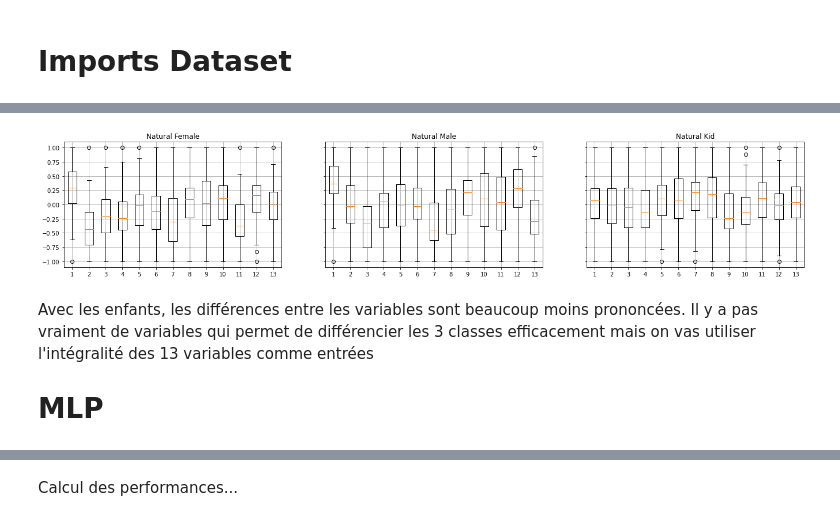
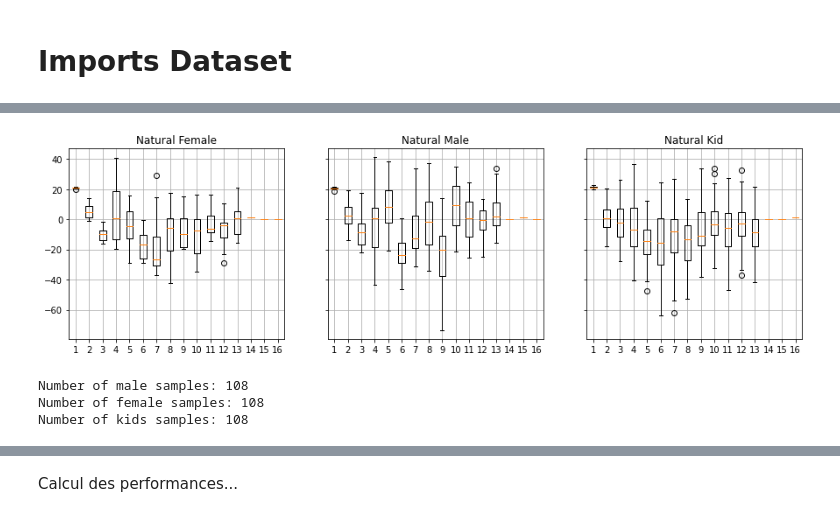
Before and after one commit to Nelson-Jnrnd/ARN_L3, a Jupyter notebook: notebooks/experience_2.ipynb, the cells around one changed output, grey strips where cells are left out. Drawn from its saved outputs; the diff is of its cells as text; code cells hidden in the pictures.

```diff
--- a/notebooks/experience_2.ipynb
+++ b/notebooks/experience_2.ipynb
@@ -27,5 +27,10 @@ nk_paths = glob.glob(os.path.join(PATH, 'nk*.wav'))
 naf_audios = [wav.read(path) for path in naf_paths]
 nam_audios = [wav.read(path) for path in nam_paths]
 nk_audios = [wav.read(path) for path in nk_paths]
+
+# Import medians of the mfcc
+naf_mfcc_median = np.array([np.median(mfcc(x, samplerate=sample_rate, nfft=1024), axis=0) for sample_rate, x in naf_audios])
+nam_mfcc_median = np.array([np.median(mfcc(x, samplerate=sample_rate, nfft=1024), axis=0) for sample_rate, x in nam_audios])
+nk_mfcc_median = np.array([np.median(mfcc(nam[1], nam[0], nfft=1024), axis=0) for nam in nk_audios])# ...
 # %% [markdown]
 # Analyze Data and normalization
@@ -32,32 +60,48 @@ nk_audios = [wav.read(path) for path in nk_paths]
+# %%
+naf_mfcc_median = np.append(naf_mfcc_median, [[1, 0, 0]] * len(naf_mfcc_median), axis=1)
+nam_mfcc_median = np.append(nam_mfcc_median, [[0, 1, 0]] * len(nam_mfcc_median), axis=1)
+nk_mfcc_median = np.append(nk_mfcc_median, [[0, 0, 1]] * len(nk_mfcc_median), axis=1)
 # %%
-from sklearn import preprocessing
-
-naf_mfcc_median = np.array([np.median(mfcc(naf[1], naf[0], nfft=1024), axis=0) for naf in naf_audios])# ...
-nam_mfcc_median = np.array([np.median(mfcc(nam[1], nam[0], nfft=1024), axis=0) for nam in nam_audios])# ...
-nk_mfcc_median = np.array([np.median(mfcc(nk[1], nk[0], nfft=1024), axis=0) for nk in nk_audios])# ...
-
-# Normalize the data attributes
-
-minMaxScaler = preprocessing.MinMaxScaler()
-naf_mfcc_median= 2 * minMaxScaler.fit_transform(naf_mfcc_median) - 1
-nam_mfcc_median= 2 * minMaxScaler.fit_transform(nam_mfcc_median) - 1
-nk_mfcc_median= 2 * minMaxScaler.fit_transform(nk_mfcc_median) - 1
-
-f, (ax1, ax2, ax3) = pl.subplots(1,3, sharey='all', figsize=(23,4))
+f, (ax1, ax2, ax3) = pl.subplots(1,3, sharey='all', figsize=(15,4))
 ax1.plot()
 ax1.boxplot(naf_mfcc_median)
 ax1.set_title('Natural Female')
 ax1.grid()
-
 ax2.boxplot(nam_mfcc_median)
 ax2.set_title('Natural Male')
 ax2.grid()
-
 ax3.boxplot(nk_mfcc_median)
 ax3.set_title('Natural Kid')
 ax3.grid()
 # %% [output]
-[figure, old version]
+[figure, new version]
-# %% [markdown]
-Avec les enfants, les différences entre les variables sont beaucoup moins prononcées. Il y a pas vraiment de variables qui permet de différencier les 3 classes efficacement mais on vas utiliser l'intégralité des 13 variables comme entrées
-# MLP
+# %%
+from imblearn.over_sampling import RandomOverSampler
+# Dataset with all the classes
+df_mfcc = np.append(np.append(naf_mfcc_median, nam_mfcc_median, axis=0), nk_mfcc_median, axis=0)
+
+# Oversample the two less prevalent classes
+ros = RandomOverSampler(random_state=0)
+X_resampled, y_resampled = ros.fit_resample(df_mfcc[:, :13], df_mfcc[:, 13:])
+
+df_mfcc =  np.append(X_resampled, y_resampled, axis=1)
+
+nb_m = 0
+nb_f = 0
+nb_k = 0
+
+for x in df_mfcc[:, 13:]:
+    if (x == [1, 0, 0]).all():
+        nb_m = nb_m + 1
+    if (x == [0, 1, 0]).all():
+        nb_f = nb_f + 1
+    if (x == [0, 0, 1]).all():
+        nb_k = nb_k + 1
+
+print("Number of male samples: %s" % nb_m)
+print("Number of female samples: %s" % nb_f)
+print("Number of kids samples: %s" % nb_k)
+# %% [output]
+Number of male samples: 108
+Number of female samples: 108
+Number of kids samples: 108
```
Also changed, not shown: parts of 38 cells of this notebook, 5 other files.
